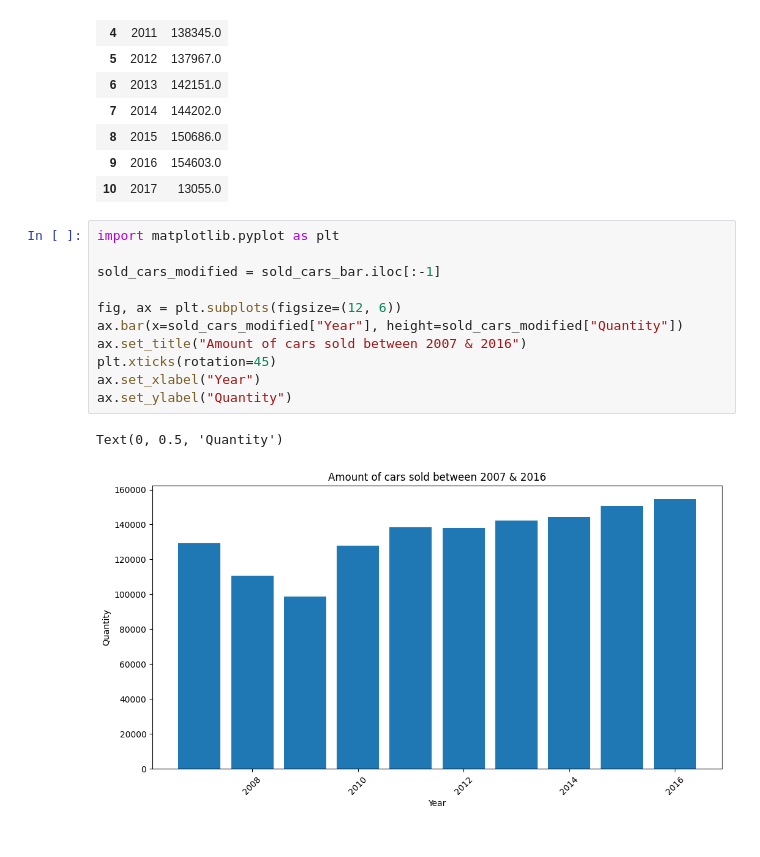
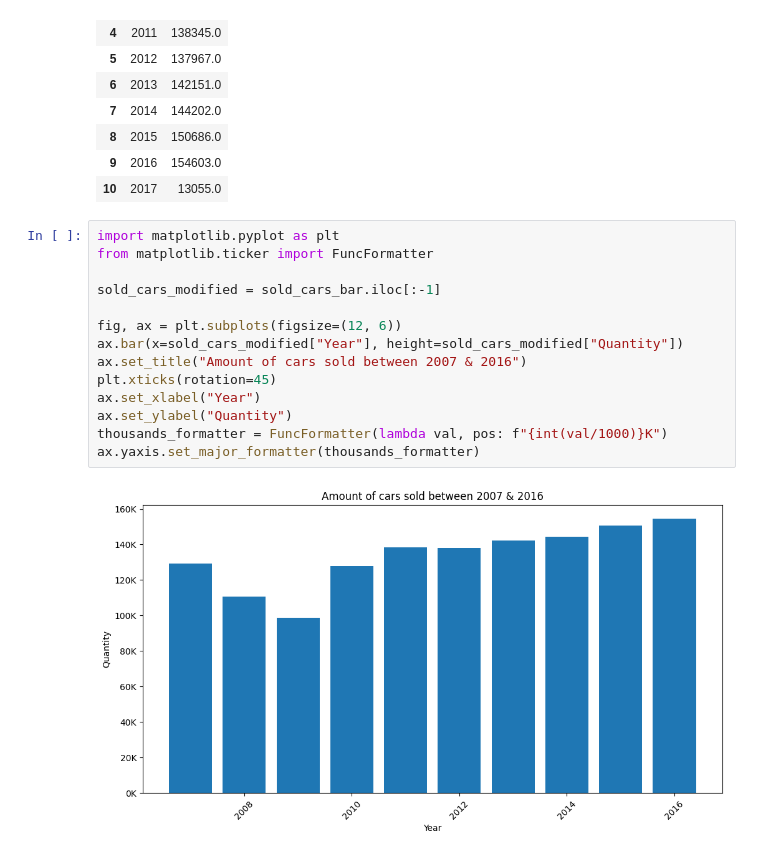
Before and after one commit to fredrikkron/data-visualization-fredrik-kron-de24, a Jupyter notebook: exercises/exploration/explore.ipynb, the cells around one changed output. Saved outputs shown, nothing was run; the diff lists cells and outputs as text.

```diff
--- a/exercises/exploration/explore.ipynb
+++ b/exercises/exploration/explore.ipynb
@@ -221,16 +221,18 @@ sold_cars_bar
 | 10 | 2017 | 13055.0 |
 # %%
 import matplotlib.pyplot as plt
+from matplotlib.ticker import FuncFormatter
 
 sold_cars_modified = sold_cars_bar.iloc[:-1]
 
 fig, ax = plt.subplots(figsize=(12, 6))
 ax.bar(x=sold_cars_modified["Year"], height=sold_cars_modified["Quantity"])
 ax.set_title("Amount of cars sold between 2007 & 2016")
 plt.xticks(rotation=45)
 ax.set_xlabel("Year")
 ax.set_ylabel("Quantity")
+thousands_formatter = FuncFormatter(lambda val, pos: f"{int(val/1000)}K")
+ax.yaxis.set_major_formatter(thousands_formatter)
 # %% [output]
-Text(0, 0.5, 'Quantity')
-[figure, old version]
+[figure, new version]
 # %%
```
Also changed, not shown: parts of 9 cells of this notebook.
